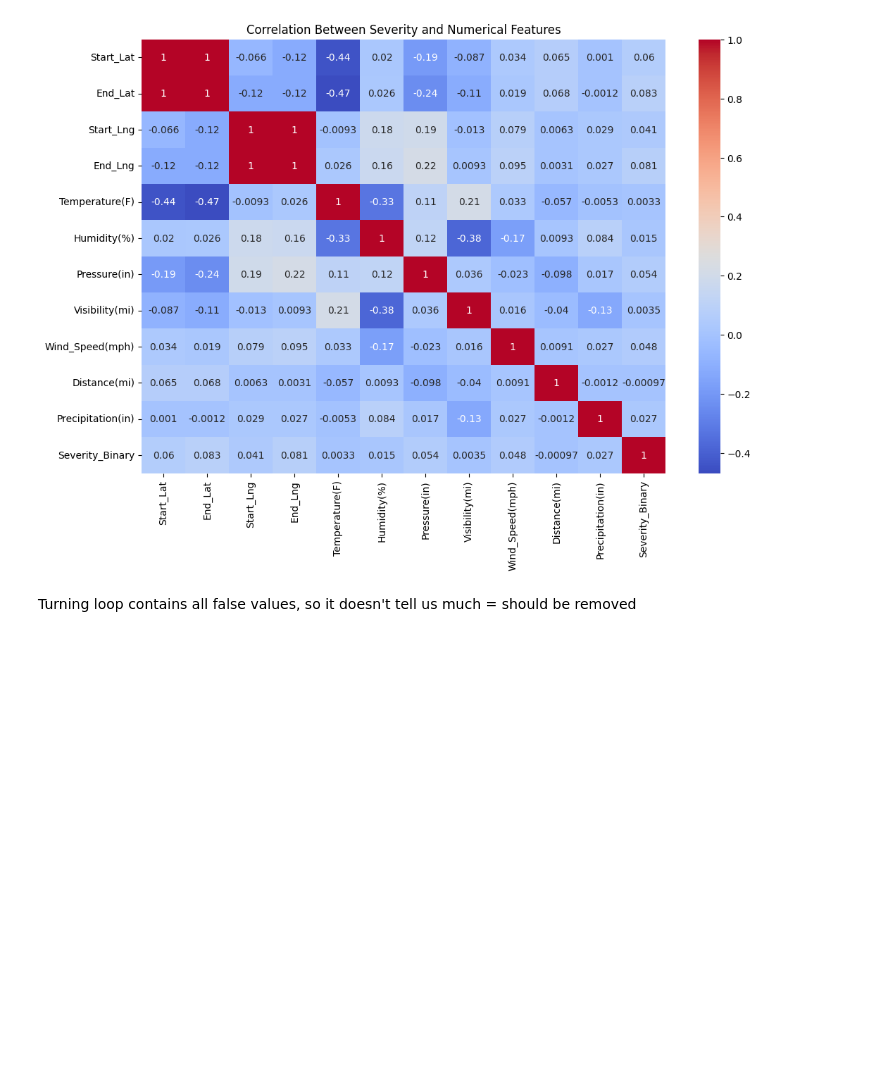
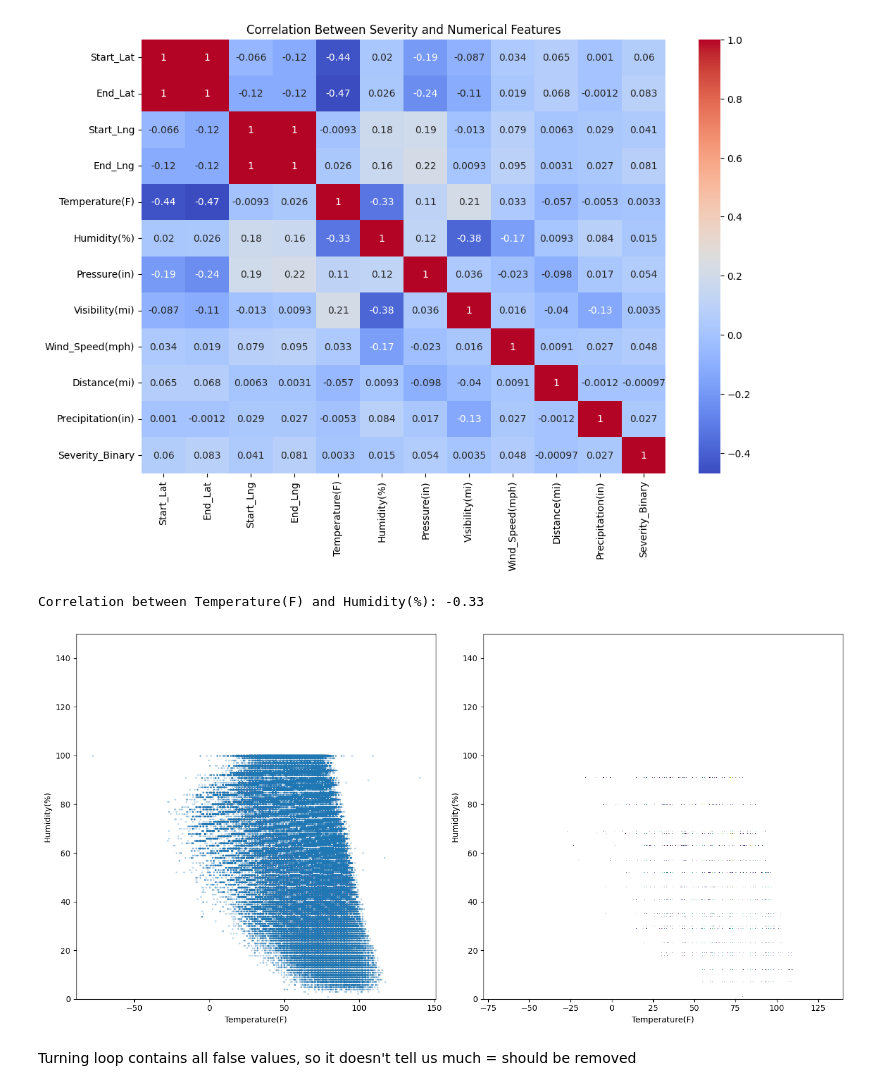
Before and after one commit to fuentesa02/MLFinalProject, a Jupyter notebook: Accidents.ipynb, the cells around one changed output. Saved outputs shown, nothing was run; the diff lists cells and outputs as text; code cells hidden in the pictures; blank space fills up the shorter version.

Commit message:
More data exploration

```diff
--- a/Accidents.ipynb
+++ b/Accidents.ipynb
@@ -525,6 +677,43 @@ plt.title("Correlation Between Severity and Numerical Features")
 plt.show()
 # %% [output]
 [figure]
+# %%
+def scatter_plot(x_name, x_data, y_name, y_data, extra = None):
+    plt.figure(figsize=(14, 7))
+
+    plt.subplot(1, 2, 1)
+    plt.scatter(x_data, y_data, s=2, alpha=0.2)
+    plt.xlabel(x_name)
+    plt.ylabel(y_name)
+    if extra: extra()
+
+    plt.subplot(1, 2, 2)
+    plt.hist2d(x_data, y_data, bins=2304, norm=mcolors.LogNorm())
+    plt.xlabel(x_name)
+    plt.ylabel(y_name)
+    if extra: extra()
+
+    plt.tight_layout()
+
+def corr(x_name, y_name):
+    return data[x_name].corr(data[y_name])
+# %%
+# Drop rows with NaN values in the relevant columns
+data_clean = data.dropna(subset=['Temperature(F)', 'Humidity(%)'])
+
+# Distances and Durations Correlation - decent linear correlation: .81
+scatter_plot(
+    'Temperature(F)', data_clean['Temperature(F)'],
+    'Humidity(%)', data_clean['Humidity(%)'],
+    extra=lambda: plt.ylim(0, 150)
+)
+
+# Calculate and print the correlation
+correlation = data_clean['Temperature(F)'].corr(data_clean['Humidity(%)'])
+print(f"Correlation between Temperature(F) and Humidity(%): {correlation:.2f}")
+# %% [output]
+Correlation between Temperature(F) and Humidity(%): -0.33
+[figure, added]
 # %% [markdown]
 Turning loop contains all false values, so it doesn't tell us much = should be removed
 # %%
```
Also changed, not shown: parts of 54 cells of this notebook.
